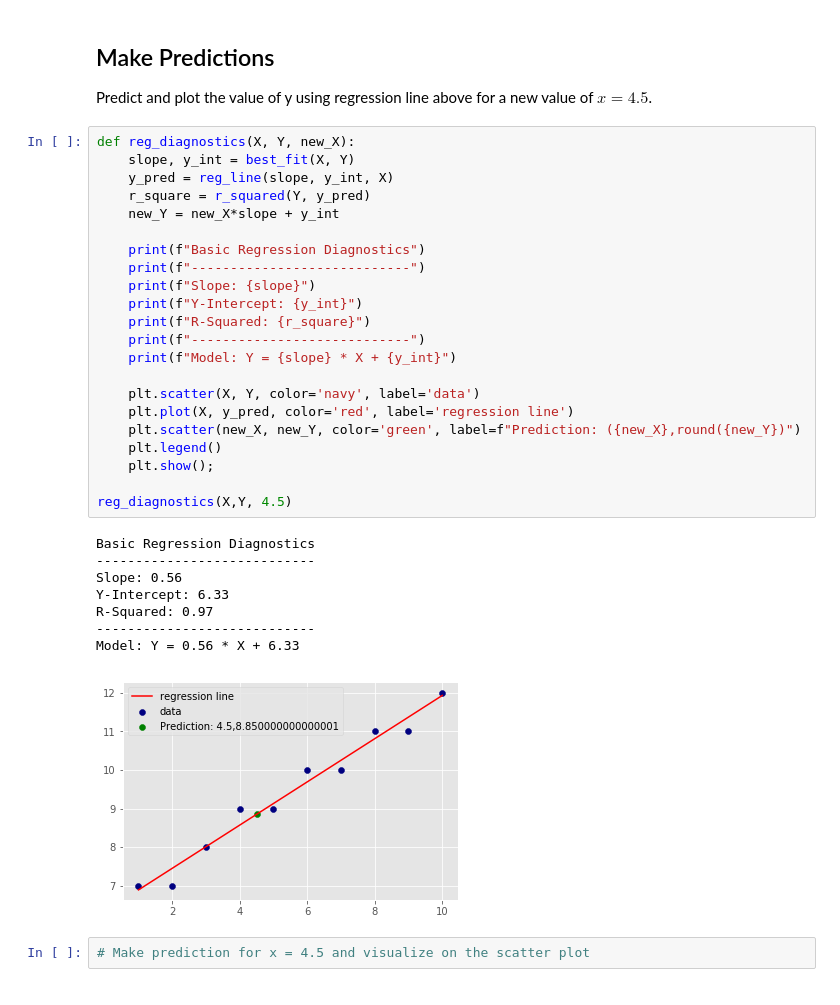
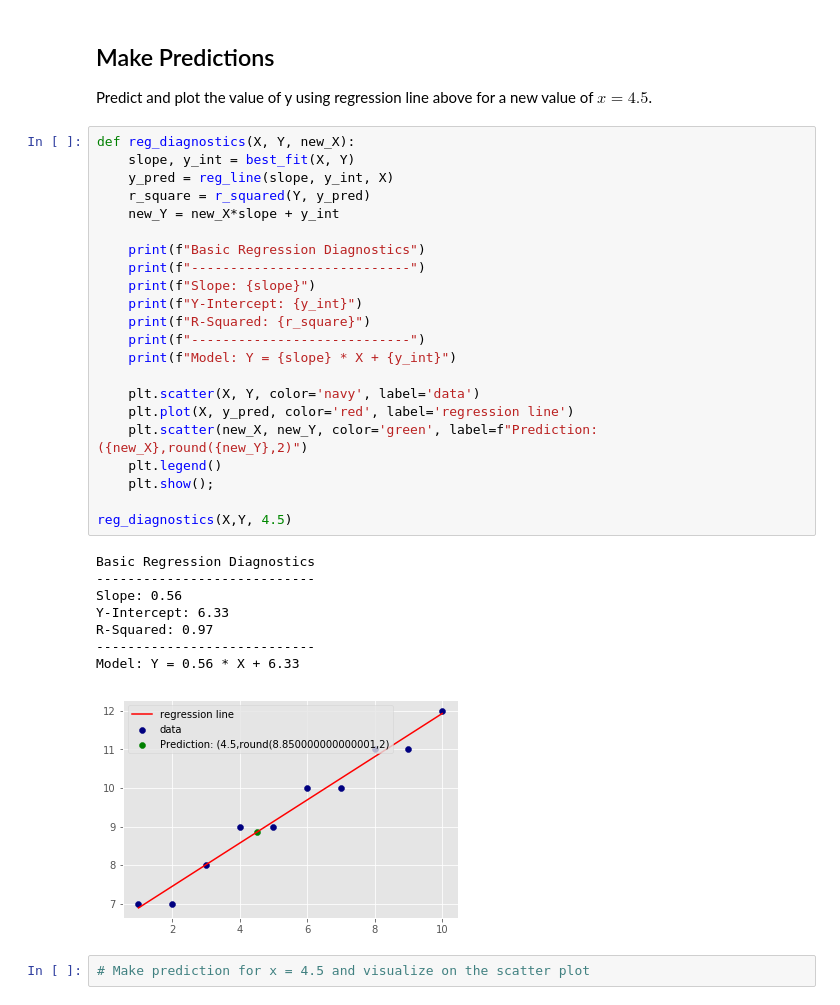
Before and after one commit to kathrinv/dsc-complete-regression-lab-nyc-ds-082619, a Jupyter notebook: index.ipynb, the cells around one changed output. Saved outputs shown, nothing was run; the diff lists cells and outputs as text.

```diff
--- a/index.ipynb
+++ b/index.ipynb
@@ -127,34 +127,34 @@ Predict and plot the value of y using regression line above for a new value of $
 # %%
 def reg_diagnostics(X, Y, new_X):
     slope, y_int = best_fit(X, Y)
     y_pred = reg_line(slope, y_int, X)
     r_square = r_squared(Y, y_pred)
     new_Y = new_X*slope + y_int
 
     print(f"Basic Regression Diagnostics")
     print(f"----------------------------")
     print(f"Slope: {slope}")
     print(f"Y-Intercept: {y_int}")
     print(f"R-Squared: {r_square}")
     print(f"----------------------------")
     print(f"Model: Y = {slope} * X + {y_int}")
 
     plt.scatter(X, Y, color='navy', label='data')
     plt.plot(X, y_pred, color='red', label='regression line')
-    plt.scatter(new_X, new_Y, color='green', label=f"Prediction: ({new_X},round({new_Y})")
+    plt.scatter(new_X, new_Y, color='green', label=f"Prediction: ({new_X},round({new_Y},2)")
     plt.legend()
     plt.show();
 
 reg_diagnostics(X,Y, 4.5)
 # %% [output]
 Basic Regression Diagnostics
 ----------------------------
 Slope: 0.56
 Y-Intercept: 6.33
 R-Squared: 0.97
 ----------------------------
 Model: Y = 0.56 * X + 6.33
-[figure, old version]
+[figure, new version]
 # %%
 # Make prediction for x = 4.5 and visualize on the scatter plot
 # %% [output]
```
